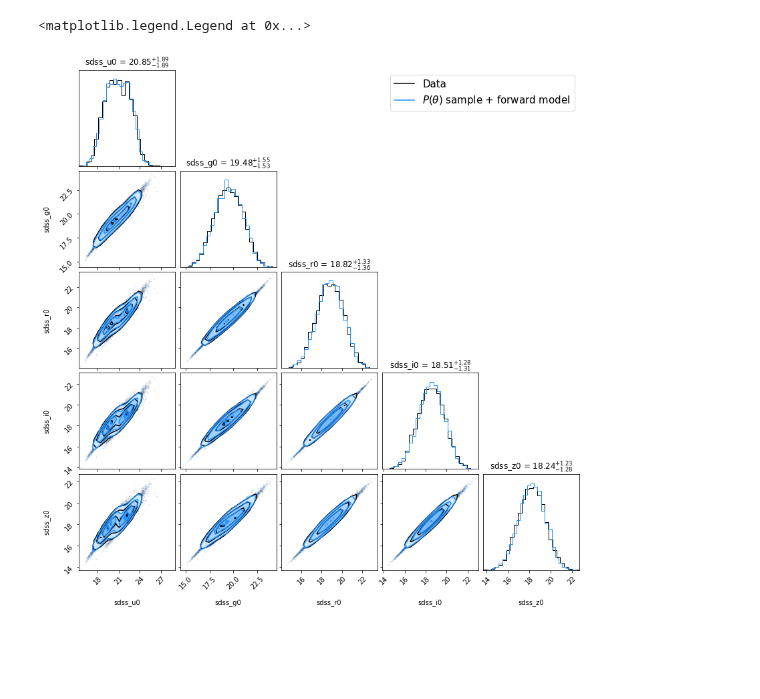
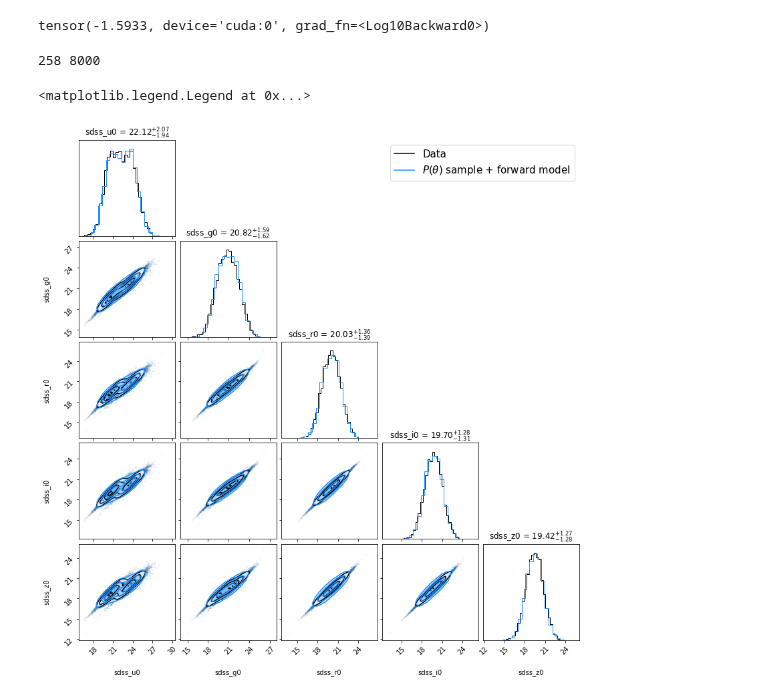
Before and after one commit to AstroJacobLi/popsed, a Jupyter notebook: notebooks/neural_density_estimator/combine_NDEs_with_noise.ipynb, the cells around one changed output. Saved outputs shown, nothing was run; the diff lists cells and outputs as text; code cells hidden in the pictures; blank space fills up the shorter version.

```diff
--- a/notebooks/neural_density_estimator/combine_NDEs_with_noise.ipynb
+++ b/notebooks/neural_density_estimator/combine_NDEs_with_noise.ipynb
@@ -63,2 +92,3 @@ Y_truth = torch.hstack([y_test, y_stellar_mass, y_redshift])
 # %%
-filelist = os.listdir('./nde_theta_SNR10_new/')#[:6]
+filelist = os.listdir('./nde_theta_four_peak/')#[:6]
+filelist
@@ -65,2 +103,0 @@ filelist = os.listdir('./nde_theta_SNR10_new/')#[:6]
-# %%
-NDE_list = [pickle.load(open('./nde_theta_SNR10_new/' + file, 'rb')) for file in filelist]
@@ -69,2 +104,11 @@ samples = torch.dstack([NDE.sample(2000) for NDE in NDE_list])
+# %%
+# This is slow
+NDE_list = []
+for file in filelist:
+    try:
+        NDE_list.append(pickle.load(open('./nde_theta_four_peak/' + file, 'rb')))
+    except Exception as e:
+        print(file, e)
+        continue
 # %%
 [plt.plot(NDE.train_loss_history) for NDE in NDE_list]
@@ -108,7 +147,7 @@ ax.legend(handles=[k_line, b_line], fontsize=11.5, bbox_to_anchor=(0., 1.0, 1.3,
 # %%
 from geomloss import SamplesLoss
 
-samples = torch.vstack([NDE.sample(500) for NDE in NDE_list])
+samples = torch.vstack([NDE.sample(1000) for NDE in NDE_list])
 L = SamplesLoss(loss="sinkhorn", p=2, blur=0.001, scaling=0.95) # very close to Wasserstein loss
 np.log10(L(Y_truth, samples).item()) # The distance in theta space
 # %% [output]
@@ -116,33 +187,41 @@ np.log10(L(Y_truth, samples).item()) # The distance in theta space
+# %%
+torch.log10(L(NDE_theta.X[~(torch.abs(NDE_theta.X) > thresh).any(dim=1)], Y[~(torch.abs(Y) > thresh).any(dim=1)]))
+# %% [output]
+tensor(-1.5933, device='cuda:0', grad_fn=<Log10Backward0>)
 # %%
 import matplotlib.lines as mlines
 k_line = mlines.Line2D([], [], color='k', label='Data')
 b_line = mlines.Line2D([], [], color='dodgerblue', label=r'$P(\theta)$ sample + forward model')
 
 labels = [f'sdss_{f}0' for f in 'ugriz']
 
-figure = corner.corner(x_test.cpu().detach().numpy(),
+figure = corner.corner(X_data.cpu().detach().numpy(),
                        color='k', labels=labels, bins=25,
                        #quantiles=[0.16, 0.5, 0.84],
                        smooth=0.7, fill_contours=True,
                        show_titles=True,
                        hist_kwargs={'density': True, 'lw': 1.},
                        title_kwargs={"fontsize": 12},
                        plot_datapoints=True)
 
+mags = speculator._predict_mag_with_mass_redshift(samples.swapaxes(0, 1).reshape(4, -1).T,
+                                                  noise=noise,
+                                                  noise_model_dir=noise_model_dir,
+                                                  ).cpu().detach().numpy()
+print(np.isnan(mags).any(axis=1).sum(), len(mags))
+mags = mags[~(np.isinf(mags).any(axis=1)| np.isnan(mags).any(axis=1))]
 
-nf_plot = corner.corner(speculator._predict_mag_with_mass_redshift(samples.swapaxes(0, 1).reshape(4, -1).T,
-                                                                   noise=noise,
-                                                                   noise_model_dir=noise_model_dir,
-                                                                  ).cpu().detach().numpy(),
+nf_plot = corner.corner(mags,
                   fig=figure, labels=labels, bins=25,
                   color='dodgerblue', #quantiles=[0.16, 0.5, 0.84],
                   smooth=0.7, fill_contours=True,
                   show_titles=False, title_kwargs={"fontsize": 12},
                         hist_kwargs={'density': True, 'lw': 1.},
                         plot_datapoints=True)
 
 ax = nf_plot.get_axes()[4]
 ax.legend(handles=[k_line, b_line], fontsize=15)#, bbox_to_anchor=(0., 1.0, 1., .0))
 # %% [output]
-<matplotlib.legend.Legend at 0x...>
+258 8000
+<matplotlib.legend.Legend at 0x...>
-[figure, old version]
+[figure, new version]
```
Also changed, not shown: parts of 18 cells of this notebook, 4 other files.
